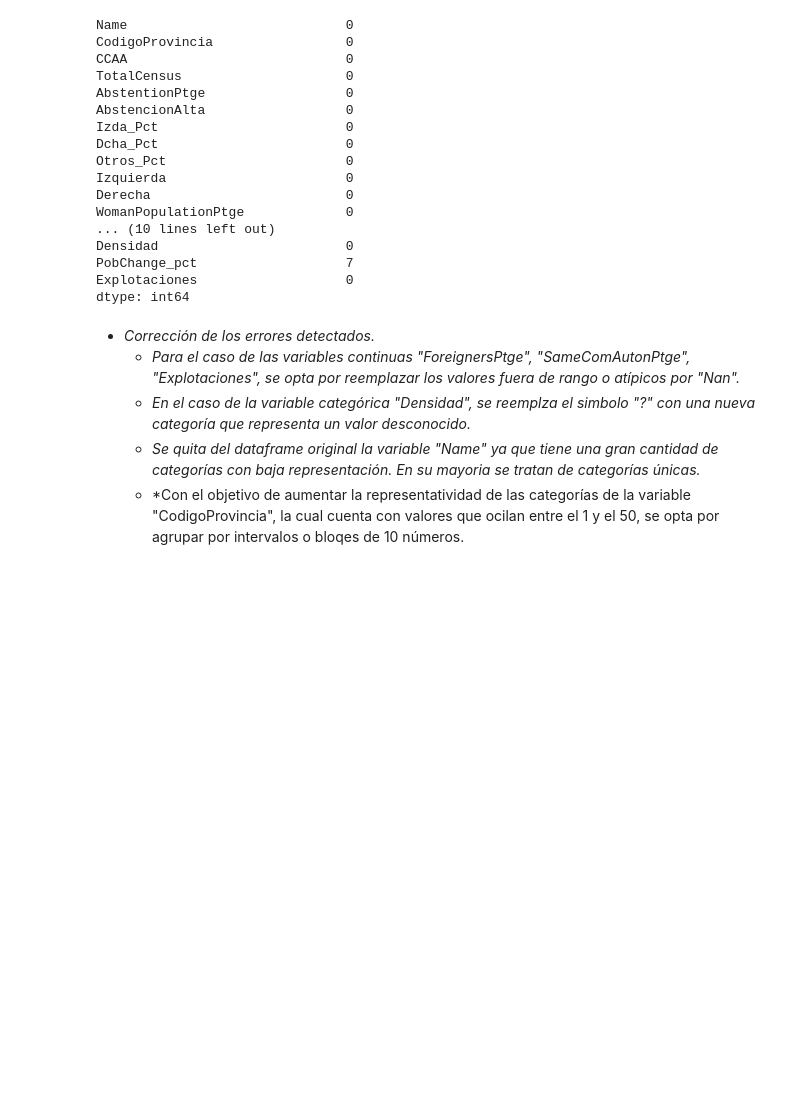
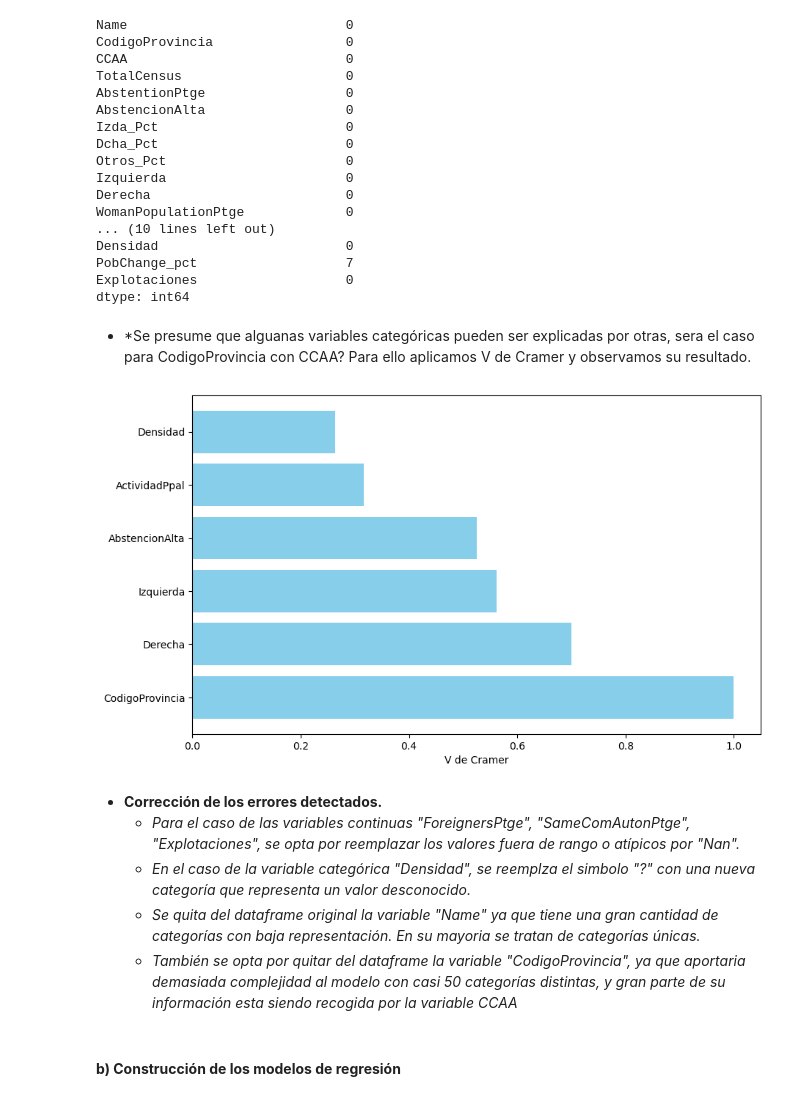
Before and after one commit to LeanderHS/Regresiones, a Jupyter notebook: Mineria_regresions01.ipynb, the cells around one changed output. Saved outputs shown, nothing was run; the diff lists cells and outputs as text; code cells hidden in the pictures; blank space fills up the shorter version.

Commit message:
Se agrega cramer en EDA, funciones, y primeros pasos de la regresion lineal.

```diff
--- a/Mineria_regresions01.ipynb
+++ b/Mineria_regresions01.ipynb
@@ -197,12 +202,30 @@ Densidad                        0
 PobChange_pct                   7
 Explotaciones                   0
 dtype: int64
+# %% [markdown]
+- *Se presume que alguanas variables categóricas pueden ser explicadas por otras, sera el caso para CodigoProvincia con CCAA? Para ello aplicamos V de Cramer y observamos su resultado.
+# %%
+# Cramer's V analysis, dependence between categorical variables wwith CCAA as target
+matriz = df_mineriaR[[
+    "CodigoProvincia",
+    "Densidad",
+    "Derecha",
+    "Izquierda",
+    "AbstencionAlta",
+    "ActividadPpal",
+]]
+
+target = df_mineriaR["CCAA"]
+
+graficoVcramer(matriz, target)
+# %% [output]
+[figure, added]
 # %% [markdown]
-- *Corrección de los errores detectados.*
+- **Corrección de los errores detectados.**
     - *Para el caso de las variables continuas "ForeignersPtge", "SameComAutonPtge", "Explotaciones", se opta por reemplazar los valores fuera de rango o atípicos por "Nan".*
     - *En el caso de la variable categórica "Densidad", se reemplza el simbolo "?" con una nueva categoría que representa un valor desconocido.*
     - *Se quita del dataframe original la variable "Name" ya que tiene una gran cantidad de categorías con baja representación. En su mayoria se tratan de categorías únicas.*
-    - *Con el objetivo de aumentar la representatividad de las categorías de la variable "CodigoProvincia", la cual cuenta con valores que ocilan entre el 1 y el 50, se opta por agrupar por intervalos o bloqes de 10 números.
+    - *También se opta por quitar del dataframe la variable "CodigoProvincia", ya que aportaria demasiada complejidad al modelo con casi 50 categorías distintas, y gran parte de su información esta siendo recogida por la variable CCAA*
 # %%
 # Data cleaning
 df_limpio = df_mineriaR.copy() # create a copy of the original dataframe to clean
@@ -218,0 +240,2 @@ df_limpio = df_limpio.drop(columns=['Name', 'CodigoProvincia']) # drop unnecessa
+# %% [markdown]
+#### **b) Construcción de los modelos de regresión**
```
Also changed, not shown: parts of 7 cells of this notebook, 1 other file.
